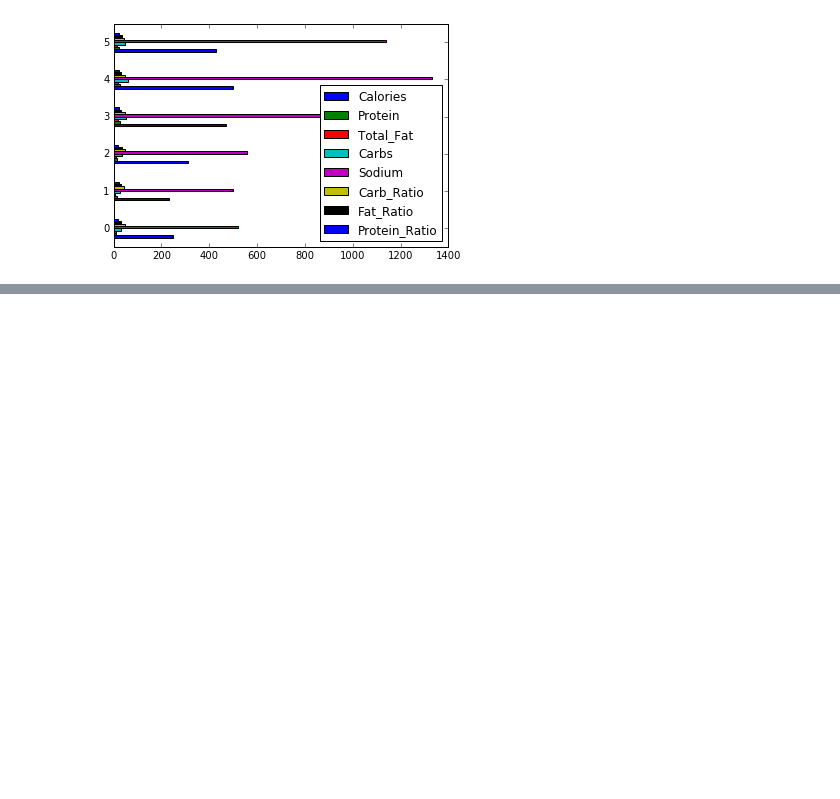
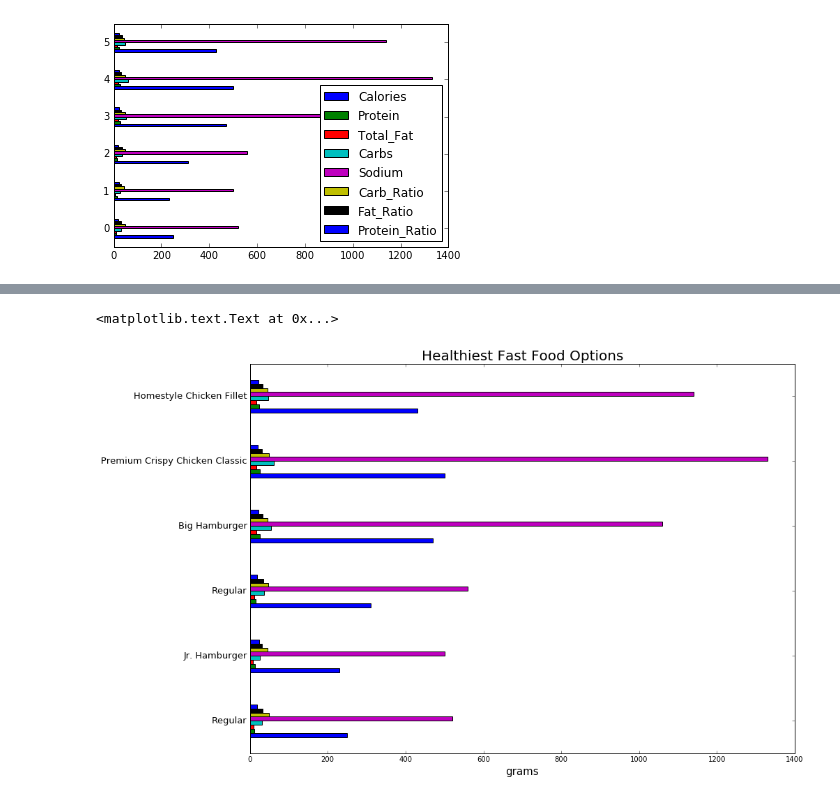
Before and after one commit to mauricecox/Final-Project, a Jupyter notebook: Final Project.ipynb, the cells around one changed output, grey strips where cells are left out. Saved outputs shown, nothing was run; the diff lists cells and outputs as text; code cells hidden in the pictures; blank space fills up the shorter version.

```diff
--- a/Final Project.ipynb
+++ b/Final Project.ipynb
@@ -398,0 +345,8 @@ BreadSticks_CheesyBread
+# %%
+graph = FoodResult.plot(kind='barh', figsize=(14, 10), legend=False)
+graph.set_xlabel('grams', size=15)
+graph.set_yticklabels(FoodResult['Resturant'and'Type'], size=13)
+graph.set_title('Healthiest Fast Food Options', size=20)
+# %% [output]
+<matplotlib.text.Text at 0x...>
+[figure, added]
```
Also changed, not shown: parts of 19 cells of this notebook.
